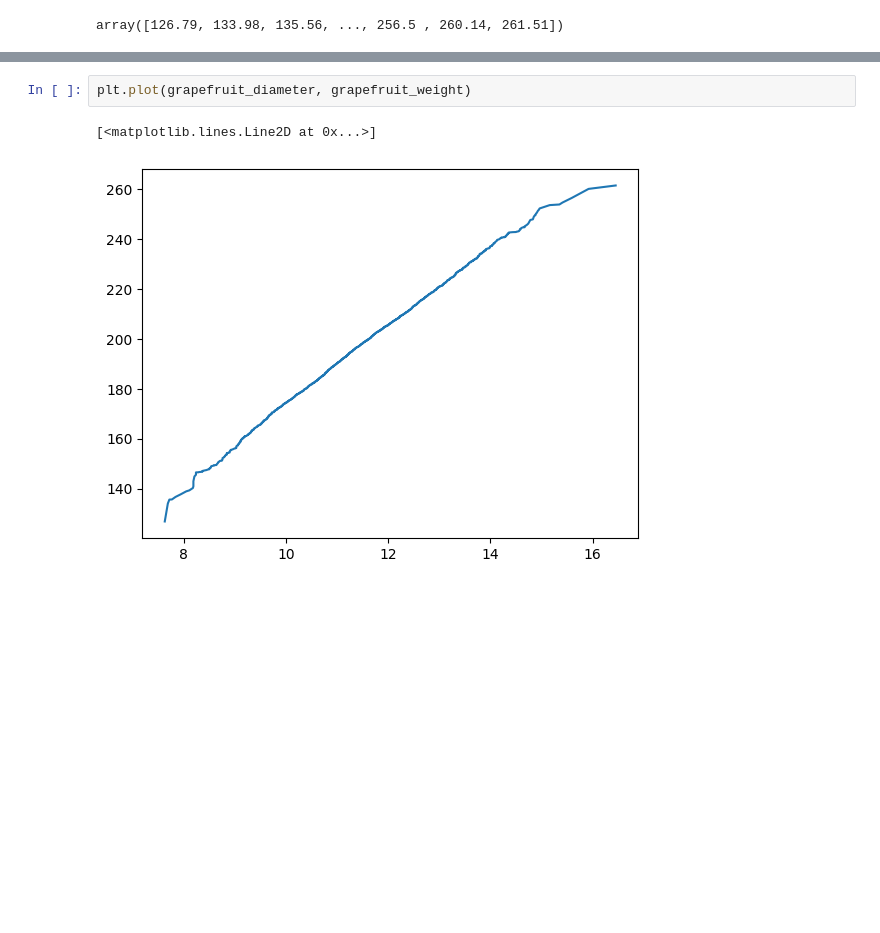
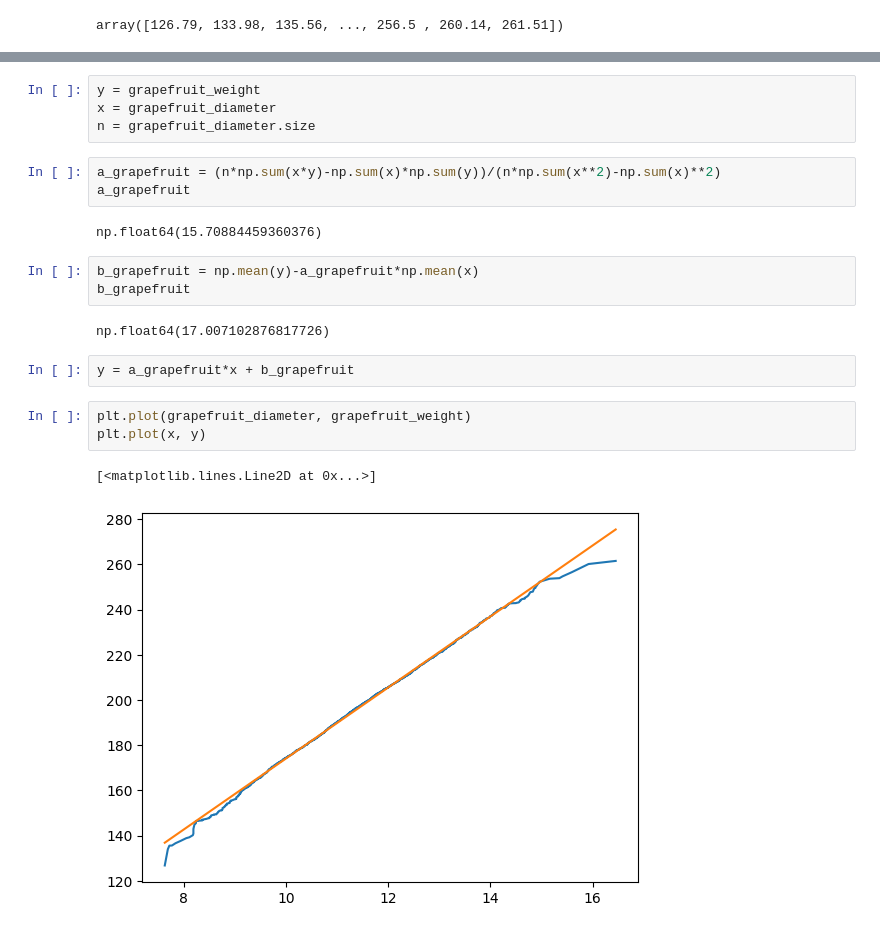
Before and after one commit to rafaelreisramos/oracle-one, a Jupyter notebook: numpy-analise-numerica-eficiente-python/citrus.ipynb, the cells around one changed output, grey strips where cells are left out. Saved outputs shown, nothing was run; the diff lists cells and outputs as text; blank space fills up the shorter version.

```diff
--- a/numpy-analise-numerica-eficiente-python/citrus.ipynb
+++ b/numpy-analise-numerica-eficiente-python/citrus.ipynb
@@ -38,5 +62,22 @@ array([126.79, 133.98, 135.56, ..., 256.5 , 260.14, 261.51])
+# %%
+y = grapefruit_weight
+x = grapefruit_diameter
+n = grapefruit_diameter.size
+# %%
+a_grapefruit = (n*np.sum(x*y)-np.sum(x)*np.sum(y))/(n*np.sum(x**2)-np.sum(x)**2)
+a_grapefruit
+# %% [output]
+np.float64(15.70884459360376)
+# %%
+b_grapefruit = np.mean(y)-a_grapefruit*np.mean(x)
+b_grapefruit
+# %% [output]
+np.float64(17.007102876817726)
+# %%
+y = a_grapefruit*x + b_grapefruit
 # %%
 plt.plot(grapefruit_diameter, grapefruit_weight)
+plt.plot(x, y)
 # %% [output]
 [<matplotlib.lines.Line2D at 0x...>]
-[figure, old version]
+[figure, new version]
```
Also changed, not shown: parts of 7 cells of this notebook.
